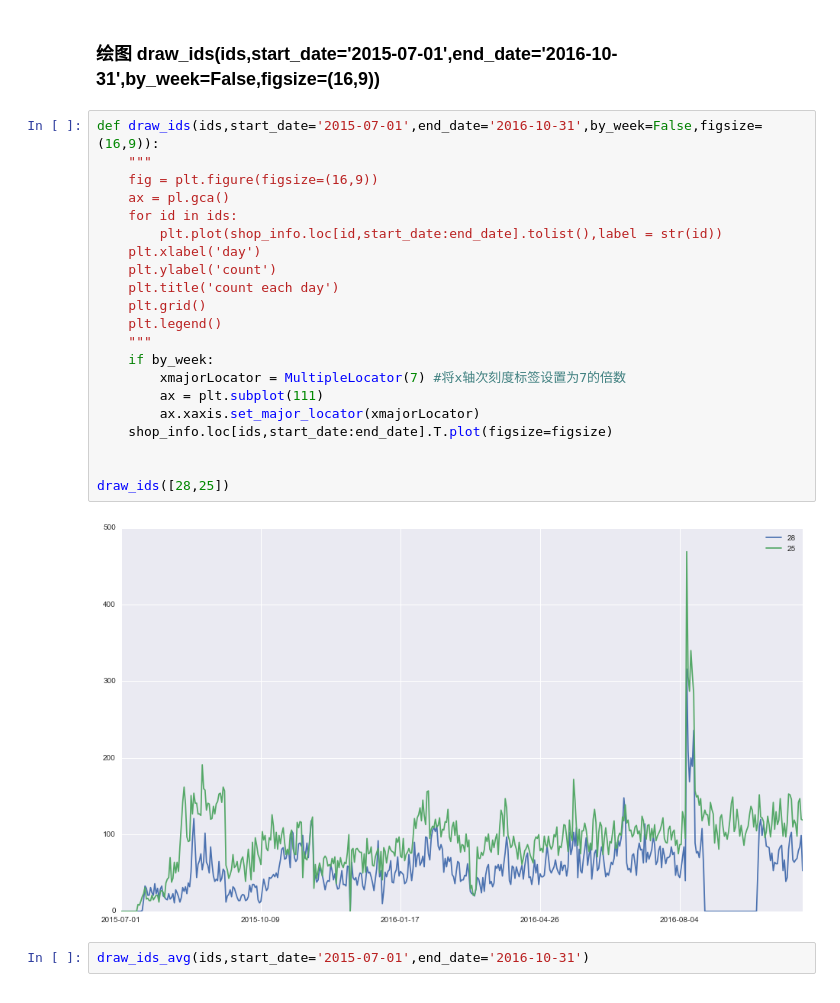
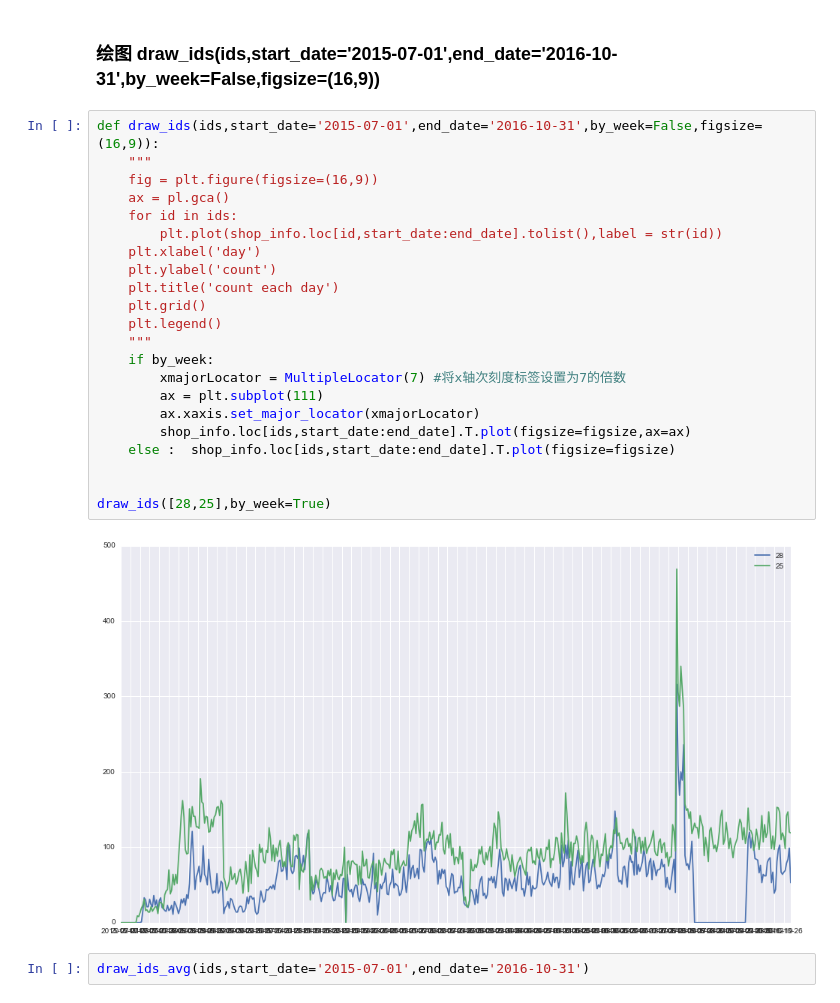
Before and after one commit to wakemeup-xyz/TianChi_IJCAI-17_sales_prediction_code, a Jupyter notebook: Explore Data & Analysis Before Data Preprocessing.ipynb, the cells around one changed output. Saved outputs shown, nothing was run; the diff lists cells and outputs as text.

```diff
--- a/Explore Data & Analysis Before Data Preprocessing.ipynb
+++ b/Explore Data & Analysis Before Data Preprocessing.ipynb
@@ -99,26 +99,27 @@ print i
 # %%
 def draw_ids(ids,start_date='2015-07-01',end_date='2016-10-31',by_week=False,figsize=(16,9)):
     """
     fig = plt.figure(figsize=(16,9))
     ax = pl.gca()
     for id in ids:
         plt.plot(shop_info.loc[id,start_date:end_date].tolist(),label = str(id))
     plt.xlabel('day')
     plt.ylabel('count')
     plt.title('count each day')
     plt.grid()
     plt.legend()
     """
     if by_week:
         xmajorLocator = MultipleLocator(7) #将x轴次刻度标签设置为7的倍数
         ax = plt.subplot(111)
         ax.xaxis.set_major_locator(xmajorLocator)
-    shop_info.loc[ids,start_date:end_date].T.plot(figsize=figsize)
+        shop_info.loc[ids,start_date:end_date].T.plot(figsize=figsize,ax=ax)
+    else :  shop_info.loc[ids,start_date:end_date].T.plot(figsize=figsize)
 
 
-draw_ids([28,25])
+draw_ids([28,25],by_week=True)
 # %% [output]
-[figure, old version]
+[figure, new version]
 # %%
 draw_ids_avg(ids,start_date='2015-07-01',end_date='2016-10-31')
 # %% [markdown]
```
Also changed, not shown: 2 other files.
